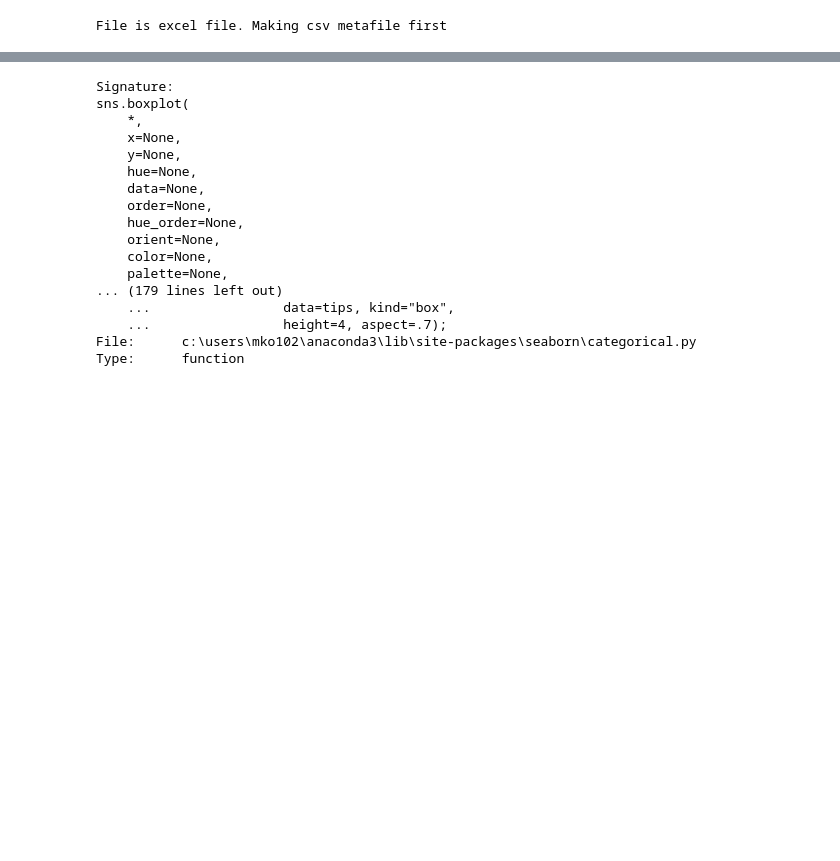
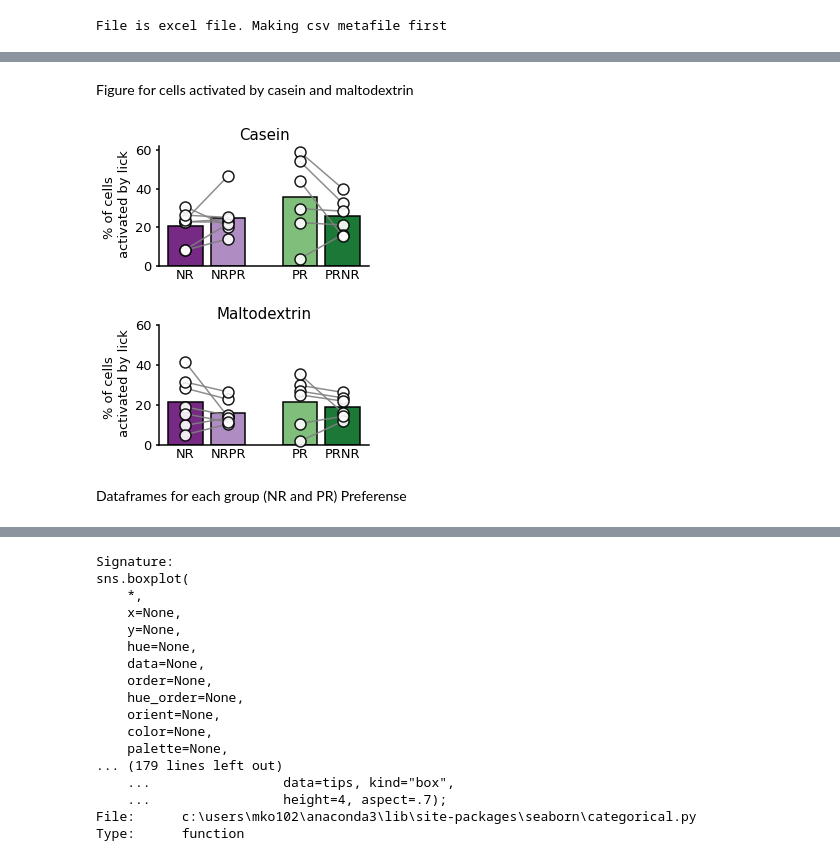
Before and after one commit to jetsetmette/VGP, a Jupyter notebook: notebooks/BNA_figs_grouped.ipynb, the cells around one changed output, grey strips where cells are left out. Cells and saved outputs as stored; diff of their text form; code cells hidden in the pictures; blank space fills up the shorter version.

```diff
--- a/notebooks/BNA_figs_grouped.ipynb
+++ b/notebooks/BNA_figs_grouped.ipynb
@@ -165,0 +180,79 @@ ax.spines["right"].set_visible(False)
+# %% [markdown]
+Figure for cells activated by casein and maltodextrin
+# %%
+NR_cas=[]
+NRPR_cas=[]
+for row in df_NR_cas.iterrows():
+    NR_cas.append(row[1].NR)
+    NRPR_cas.append(row[1].NRPR)
+
+NR_malt=[]
+NRPR_malt=[]
+for row in df_NR_malt.iterrows():
+    NR_malt.append(row[1].NR)
+    NRPR_malt.append(row[1].NRPR)
+
+
+PR_cas=[]
+PRNR_cas=[]
+for row in df_PR_cas.iterrows():
+    PR_cas.append(row[1].PR)
+    PRNR_cas.append(row[1].PRNR)
+
+PR_malt=[]
+PRNR_malt=[]
+for row in df_PR_malt.iterrows():
+    PR_malt.append(row[1].PR)
+    PRNR_malt.append(row[1].PRNR)
+
+
+
+colors_1=['#762a83', '#af8dc3','#7fbf7b','#1b7837']
+
+
+f,ax=plt.subplots(figsize=(4.5,5), ncols=1, nrows=2, sharey='row')
+f.subplots_adjust(wspace=0.15,hspace=0.5, bottom=0.05, left=0.25)
+
+tp.barscatter([[NR_cas,NRPR_cas],[PR_cas,PRNR_cas]],
+              paired= True,
+              barfacecolor=colors_1,
+              barfacecolor_option="individual",
+              barlabels=['NR', 'NRPR', 'PR', 'PRNR'],
+              fontsize = 13,
+              scattersize=110,
+              scatteralpha=0.9,
+              spaced=True,
+              linewidth=1.5,
+              ax=ax[0],
+              show_legend=False)
+
+tp.barscatter([[NR_malt,NRPR_malt],[PR_malt,PRNR_malt]],
+              paired= True,
+              barfacecolor=colors_1,
+              barfacecolor_option="individual",
+              barlabels=['NR', 'NRPR', 'PR', 'PRNR'],
+              fontsize = 13,
+              scattersize=110,
+              scatteralpha=0.9,
+              spaced=True,
+              linewidth=1.5,
+              ax=ax[1],
+              show_legend=False)
+
+ax[0].set_ylabel('% of cells \n activated by lick',fontsize = 13)
+ax[0].set_yticks([0,20,40,60])
+ax[0].set_yticklabels([0,20,40,60], fontsize = 13)
+
+ax[1].set_ylabel('% of cells \n activated by lick',fontsize = 13)
+ax[1].set_yticks([0,20,40,60])
+ax[1].set_yticklabels([0,20,40,60], fontsize = 13)
+
+
+ax[0].set_title('Casein', fontsize =15)
+ax[1].set_title('Maltodextrin', fontsize =15)
+
+f.savefig('C:\\Users\\mko102\\GitHub\\VGP\\output\\%_lick_activated_cells.png')
+# %% [output]
+[figure, added]
+# %% [markdown]
+Dataframes for each group (NR and PR) Preferense
```
Also changed, not shown: parts of 14 cells of this notebook.
